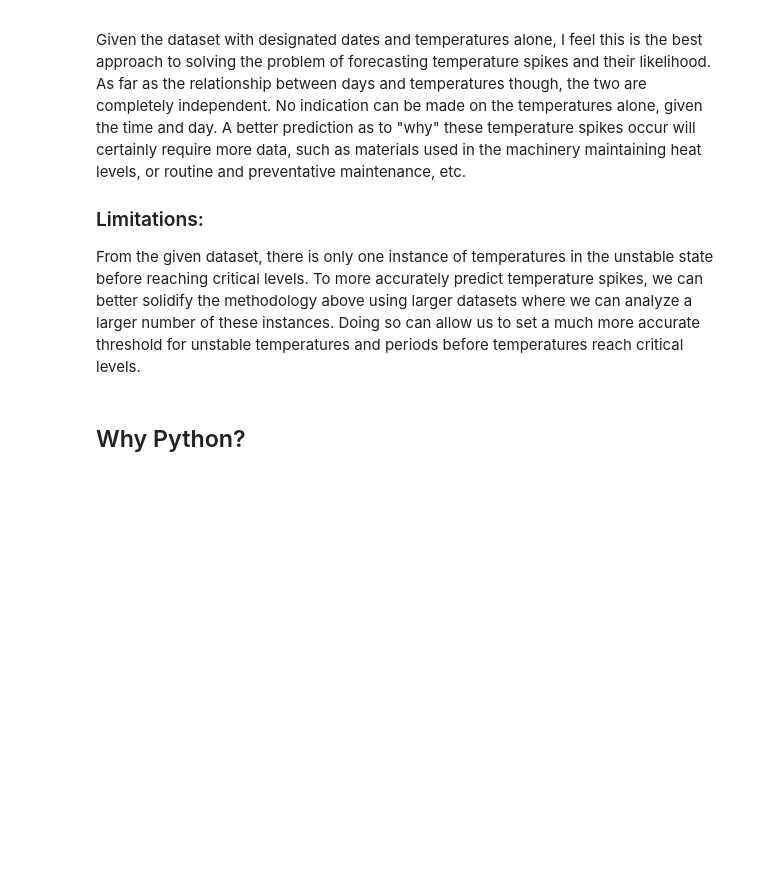
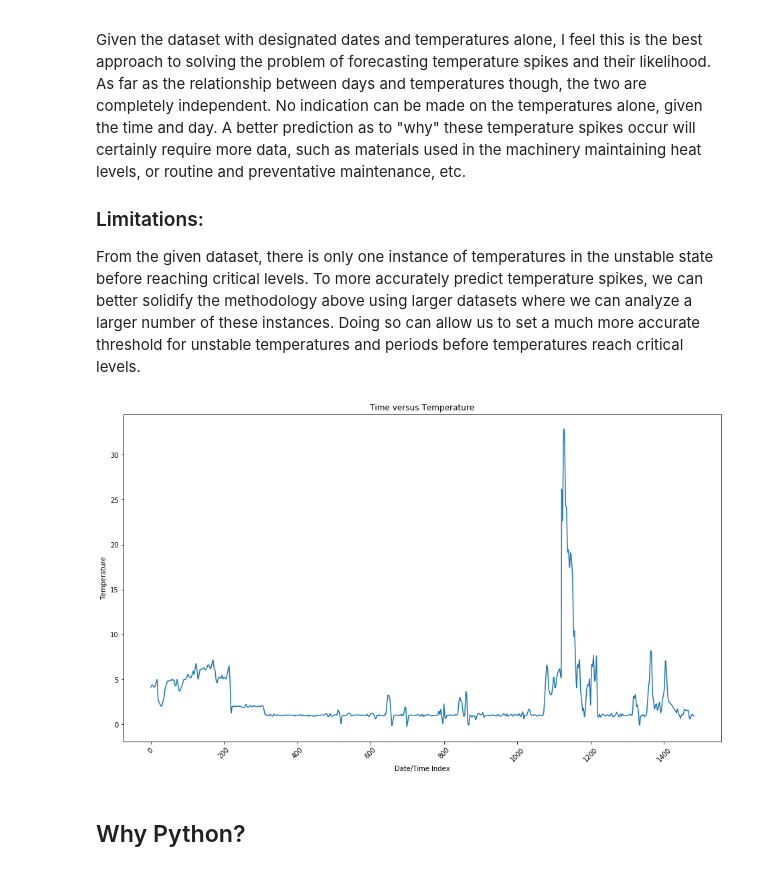
Before and after one commit to vlsalina/ORMAT, a Jupyter notebook: ORMAT assignment - Vincent Salinas.ipynb, the cells around one changed output. Saved outputs shown, nothing was run; the diff lists cells and outputs as text; code cells hidden in the pictures; blank space fills up the shorter version.

```diff
--- a/ORMAT assignment - Vincent Salinas.ipynb
+++ b/ORMAT assignment - Vincent Salinas.ipynb
@@ -64,7 +64,7 @@ df['temp'].isnull().values.any()
 False
 # %%
 time = []
-for x in range(length):
+for x in range(len(df['temp'])):
     time.append(x)
 # %% [markdown]
 ## Data Visualization
@@ -205,3 +205,16 @@ From the given dataset, there is only one instance of temperatures in the unstab
+# %%
+plt.plot(time,df['temp'])
+plt.xticks(rotation=45)
+plt.title('Time versus Temperature')
+plt.xlabel('Date/Time Index')
+plt.ylabel('Temperature')
+fig_size = plt.rcParams["figure.figsize"]
+fig_size[0] = 16
+fig_size[1] = 9
+plt.rcParams["figure.figsize"] = fig_size
+plt.show()
+# %% [output]
+[figure, added]
 # %% [markdown]
 ## Why Python?
 # %% [markdown]
```
Also changed, not shown: parts of 3 cells of this notebook.
